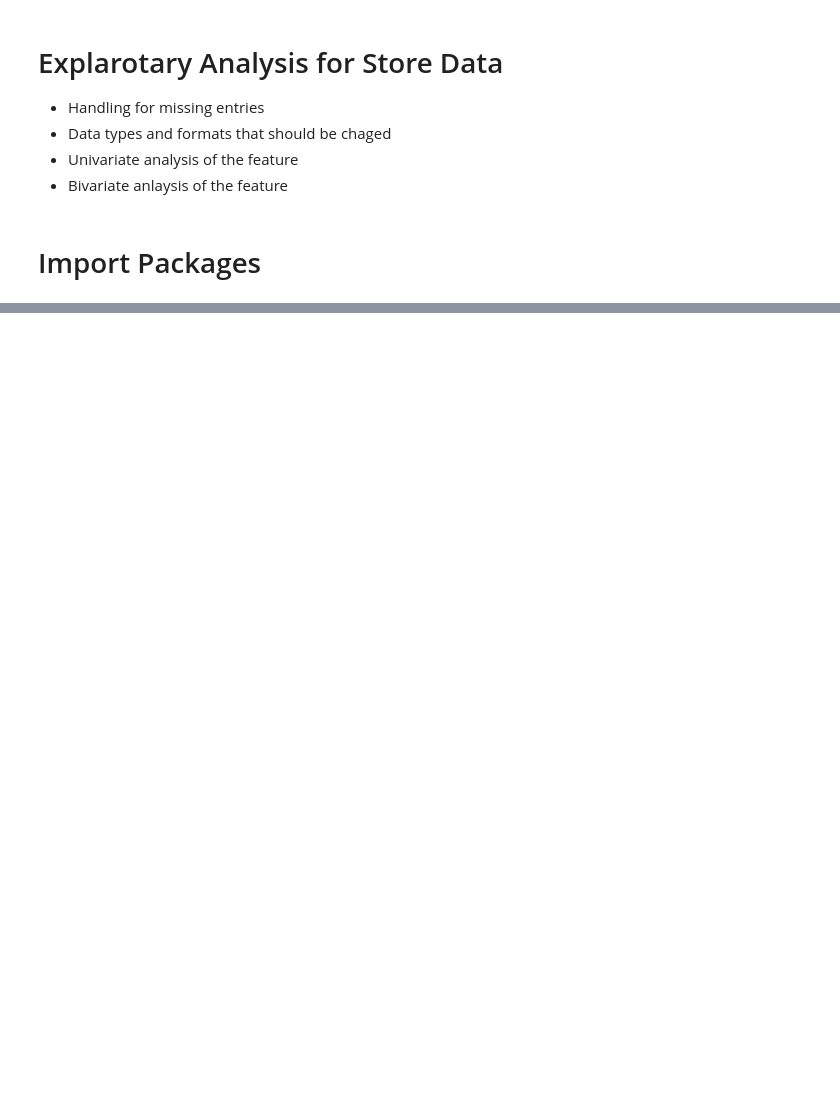
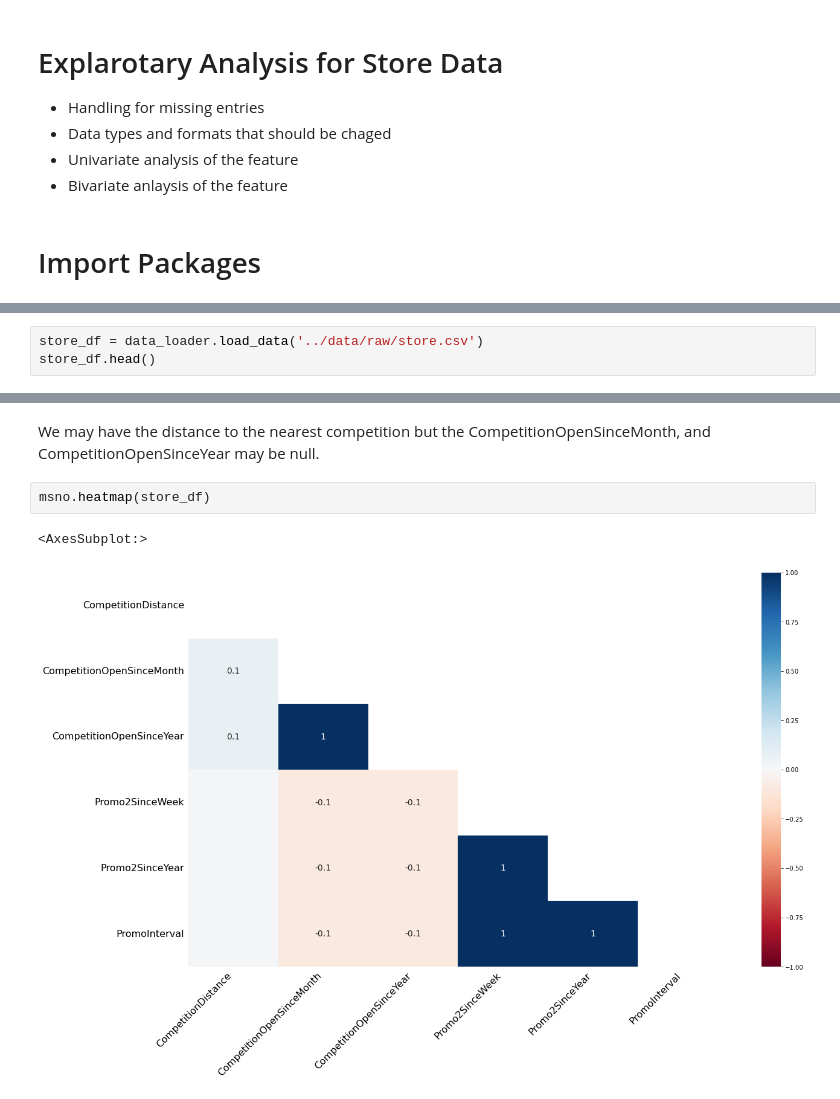
Before and after one commit to degagawolde/pharmaceutical-sales-prediction, a Jupyter notebook: notebooks/StoreDataExploration.ipynb, the cells around one changed output, grey strips where cells are left out. Saved outputs shown, nothing was run; the diff lists cells and outputs as text; blank space fills up the shorter version.

```diff
--- a/notebooks/StoreDataExploration.ipynb
+++ b/notebooks/StoreDataExploration.ipynb
@@ -37,0 +24,3 @@ NoRemoteError: config file error: no remote specified. Create a default remote w
+# %%
+store_df = data_loader.load_data('../data/raw/store.csv')
+store_df.head()
@@ -37,0 +76,7 @@ NoRemoteError: config file error: no remote specified. Create a default remote w
+# %% [markdown]
+We may have the distance to the nearest competition but the CompetitionOpenSinceMonth, and CompetitionOpenSinceYear may be null.
+# %%
+msno.heatmap(store_df)
+# %% [output]
+<AxesSubplot:>
+[figure, added]
```
Also changed, not shown: parts of 18 cells of this notebook, 7 other files.
